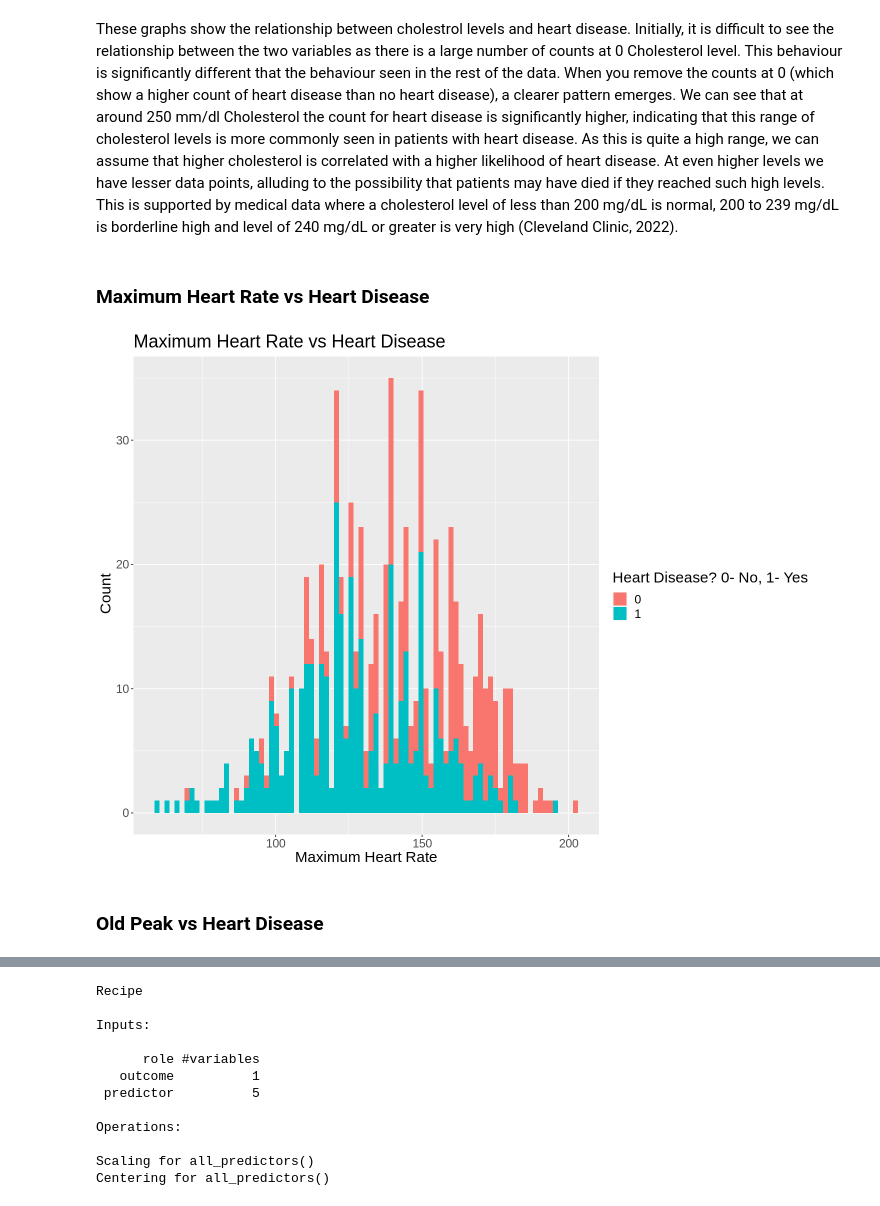
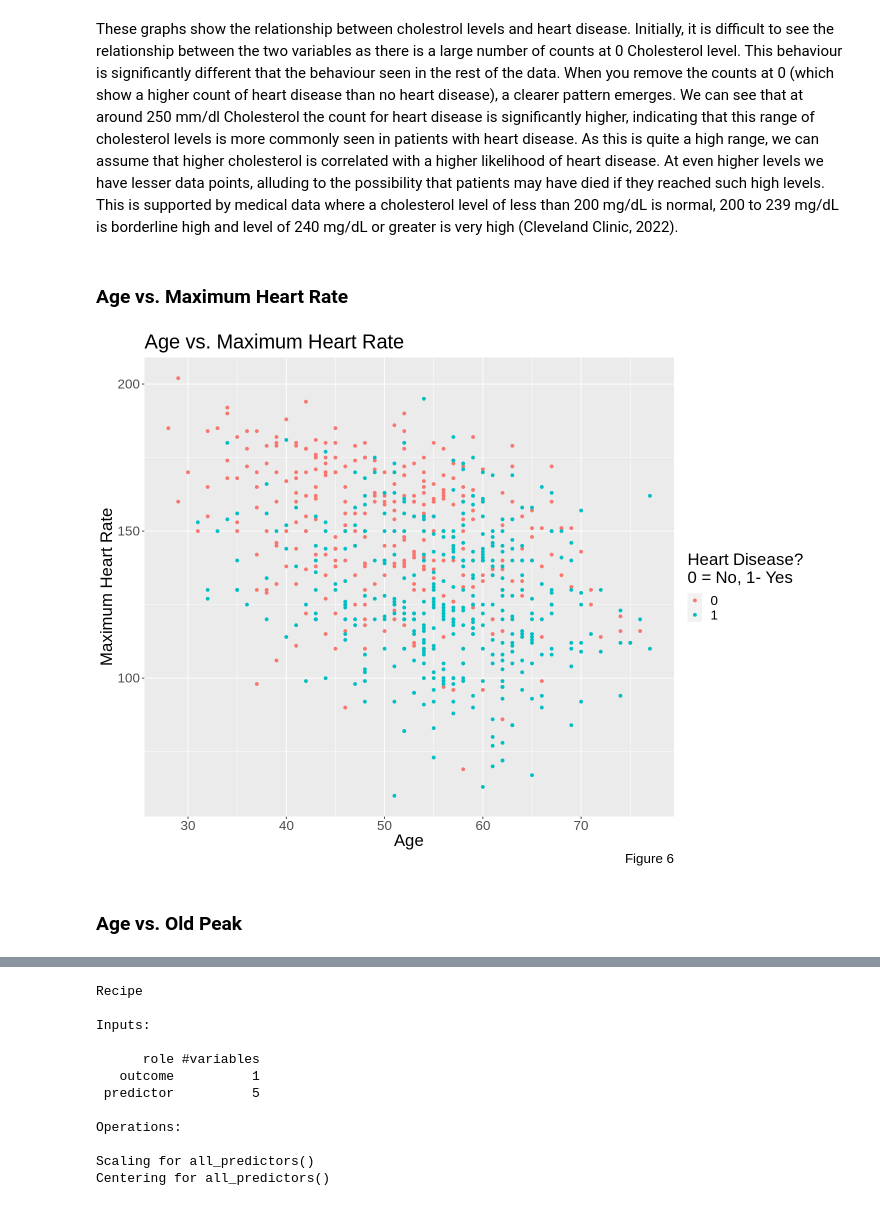
Before and after one commit to sara2815/Heart-Attack-Analysis, a Jupyter notebook: Group-43-Project.ipynb, the cells around one changed output, grey strips where cells are left out. Cells and saved outputs as stored; diff of their text form; code cells hidden in the pictures.

```diff
--- a/Group-43-Project.ipynb
+++ b/Group-43-Project.ipynb
@@ -280,19 +271,20 @@ cholesterol_plot_2
 # %% [markdown]
 These graphs show the relationship between cholestrol levels and heart disease. Initially, it is difficult to see the relationship between the two variables as there is a large number of counts at 0 Cholesterol level. This behaviour is significantly different that the behaviour seen in the rest of the data. When you remove the counts at 0 (which show a higher count of heart disease than no heart disease), a clearer pattern emerges. We can see that at around 250 mm/dl Cholesterol the count for heart disease is significantly higher, indicating that this range of cholesterol levels is more commonly seen in patients with heart disease. As this is quite a high range, we can assume that higher cholesterol is correlated with a higher likelihood of heart disease. At even higher levels we have lesser data points, alluding to the possibility that patients may have died if they reached such high levels. This is supported by medical data where a cholesterol level of less than 200 mg/dL is normal, 200 to 239 mg/dL is borderline high and level of 240 mg/dL or greater is very high (Cleveland Clinic, 2022).
 # %% [markdown]
-### Maximum Heart Rate vs Heart Disease ###
+### Age vs. Maximum Heart Rate
 # %%
 options(repr.plot.width = 12, repr.plot.height = 9)
 
 max_hr_plot <- heart_train |>
-ggplot(aes (x = max_hr, fill = heart_disease)) +
-geom_histogram(binwidth = 1.7)+
-labs(x = "Maximum Heart Rate", y =" Count", fill = "Heart Disease? 0- No, 1- Yes")+
-ggtitle ("Maximum Heart Rate vs Heart Disease")+
-theme(text= element_text (size = 18))
+ggplot(aes(x = age, y = max_hr, color = heart_disease)) +
+geom_point()+
+labs(x = "Age", y = "Maximum Heart Rate", color = "Heart Disease?
+0 = No, 1- Yes ", caption="Figure 6") +
+ggtitle ("Age vs. Maximum Heart Rate")+
+theme(text= element_text (size = 20))
 
 max_hr_plot
 # %% [output]
-[figure, old version]
+[figure, new version]
 # %% [markdown]
-### Old Peak vs Heart Disease ###
+### Age vs. Old Peak  ###
```
Also changed, not shown: parts of 49 cells of this notebook.
